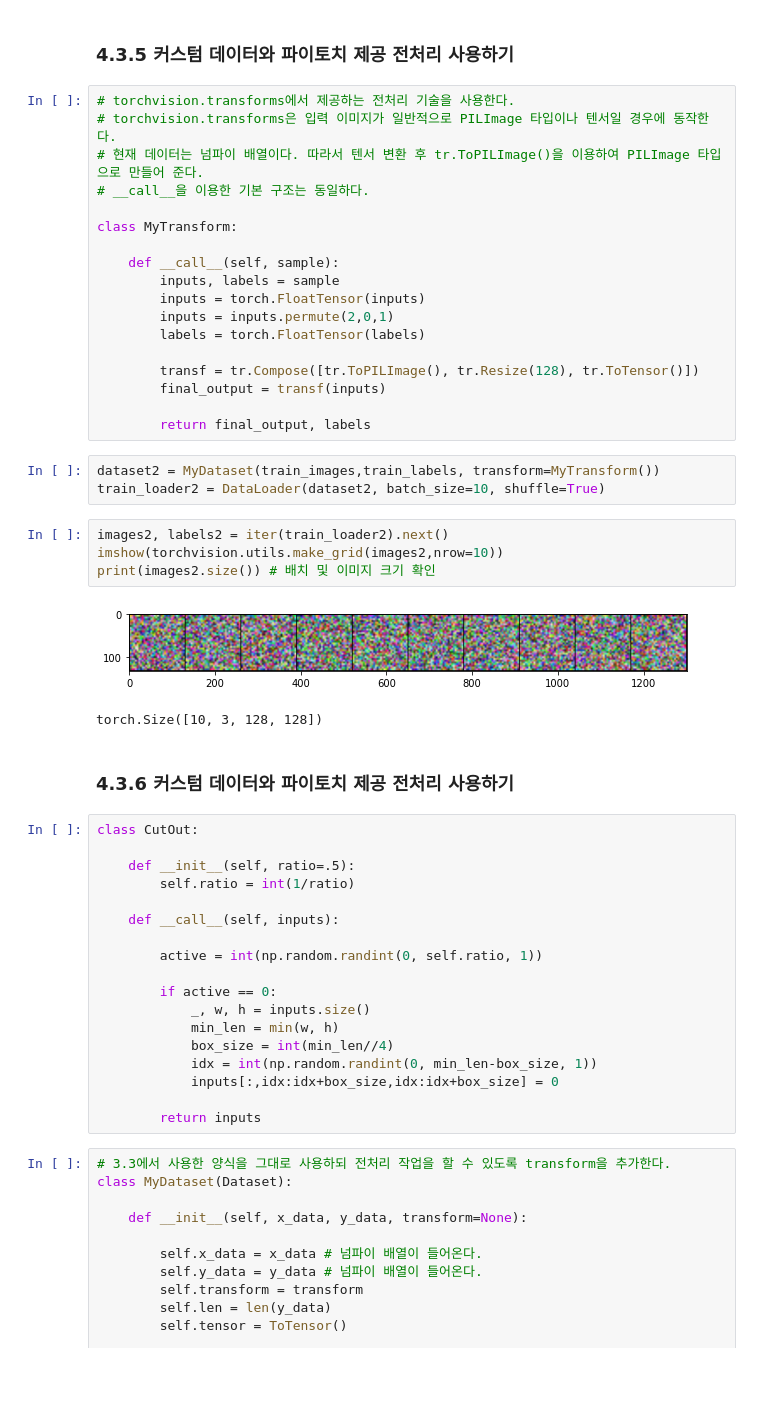
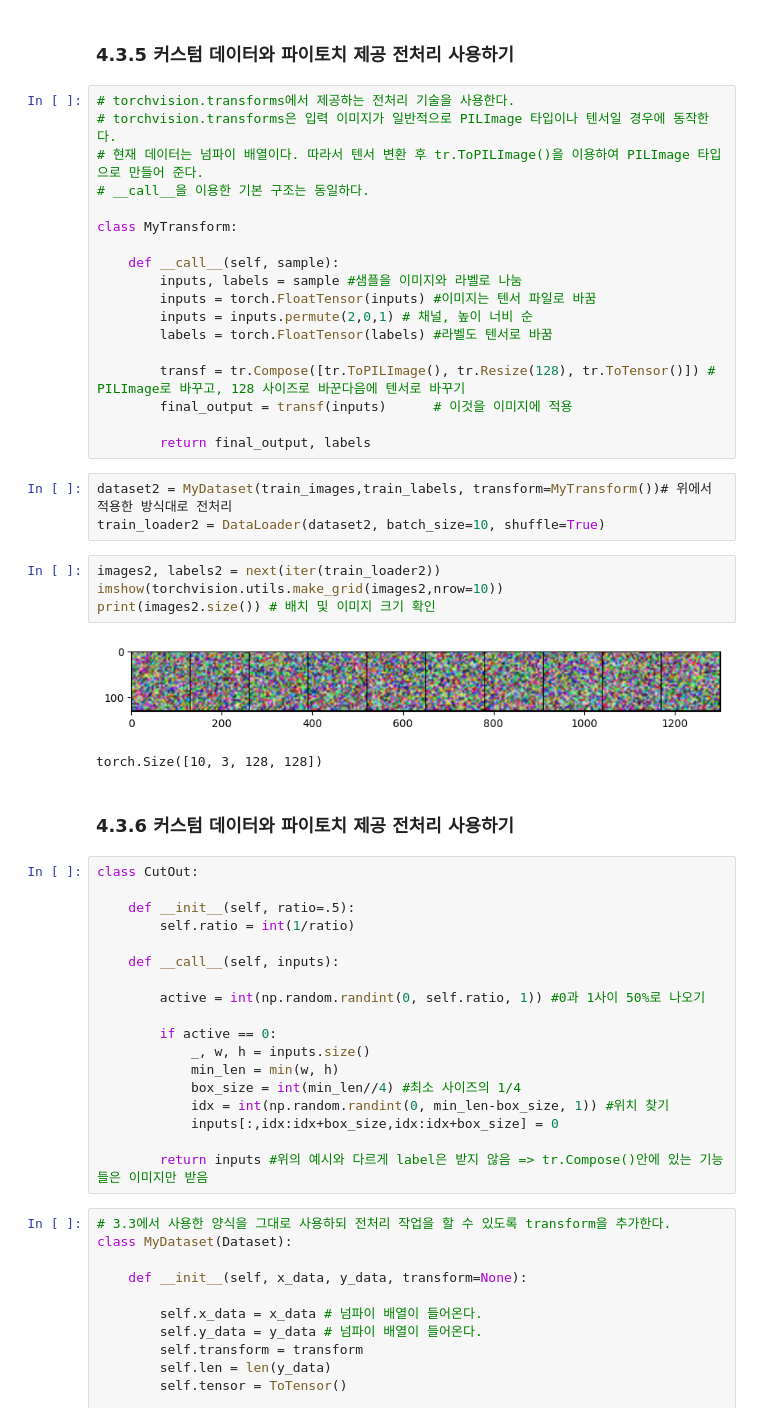
Before and after one commit to Minwoo-study/Pytorch_study, a Jupyter notebook: 딥러닝을 위한 파이토치 입문/day3_pytorch.ipynb, the cells around one changed output. Cells and saved outputs as stored; diff of their text form; blank space fills up the shorter version.

```diff
--- a/딥러닝을 위한 파이토치 입문/day3_pytorch.ipynb
+++ b/딥러닝을 위한 파이토치 입문/day3_pytorch.ipynb
@@ -323,24 +323,24 @@ imshow(torchvision.utils.make_grid(images1,nrow=10))
 class MyTransform:
 
     def __call__(self, sample):
-        inputs, labels = sample
-        inputs = torch.FloatTensor(inputs)
-        inputs = inputs.permute(2,0,1)
-        labels = torch.FloatTensor(labels)
+        inputs, labels = sample #샘플을 이미지와 라벨로 나눔
+        inputs = torch.FloatTensor(inputs) #이미지는 텐서 파일로 바꿈
+        inputs = inputs.permute(2,0,1) # 채널, 높이 너비 순
+        labels = torch.FloatTensor(labels) #라벨도 텐서로 바꿈
 
-        transf = tr.Compose([tr.ToPILImage(), tr.Resize(128), tr.ToTensor()])
-        final_output = transf(inputs)
+        transf = tr.Compose([tr.ToPILImage(), tr.Resize(128), tr.ToTensor()]) # PILImage로 바꾸고, 128 사이즈로 바꾼다음에 텐서로 바꾸기
+        final_output = transf(inputs)      # 이것을 이미지에 적용
 
         return final_output, labels
 # %%
-dataset2 = MyDataset(train_images,train_labels, transform=MyTransform())
+dataset2 = MyDataset(train_images,train_labels, transform=MyTransform())# 위에서 적용한 방식대로 전처리
 train_loader2 = DataLoader(dataset2, batch_size=10, shuffle=True)
 # %%
-images2, labels2 = iter(train_loader2).next()
+images2, labels2 = next(iter(train_loader2))
 imshow(torchvision.utils.make_grid(images2,nrow=10))
 print(images2.size()) # 배치 및 이미지 크기 확인
 # %% [output]
-[figure, old version]
+[figure, new version]
 torch.Size([10, 3, 128, 128])
 # %% [markdown]
 ### 4.3.6 커스텀 데이터와 파이토치 제공 전처리 사용하기
@@ -352,16 +352,16 @@ class CutOut:
 
     def __call__(self, inputs):
 
-        active = int(np.random.randint(0, self.ratio, 1))
+        active = int(np.random.randint(0, self.ratio, 1)) #0과 1사이 50%로 나오기
 
         if active == 0:
             _, w, h = inputs.size()
             min_len = min(w, h)
-            box_size = int(min_len//4)
-            idx = int(np.random.randint(0, min_len-box_size, 1))
+            box_size = int(min_len//4) #최소 사이즈의 1/4
+            idx = int(np.random.randint(0, min_len-box_size, 1)) #위치 찾기
             inputs[:,idx:idx+box_size,idx:idx+box_size] = 0
 
-        return inputs
+        return inputs #위의 예시와 다르게 label은 받지 않음 => tr.Compose()안에 있는 기능들은 이미지만 받음
 # %%
 # 3.3에서 사용한 양식을 그대로 사용하되 전처리 작업을 할 수 있도록 transform을 추가한다.
 class MyDataset(Dataset):
```
Also changed, not shown: parts of 9 cells of this notebook.
